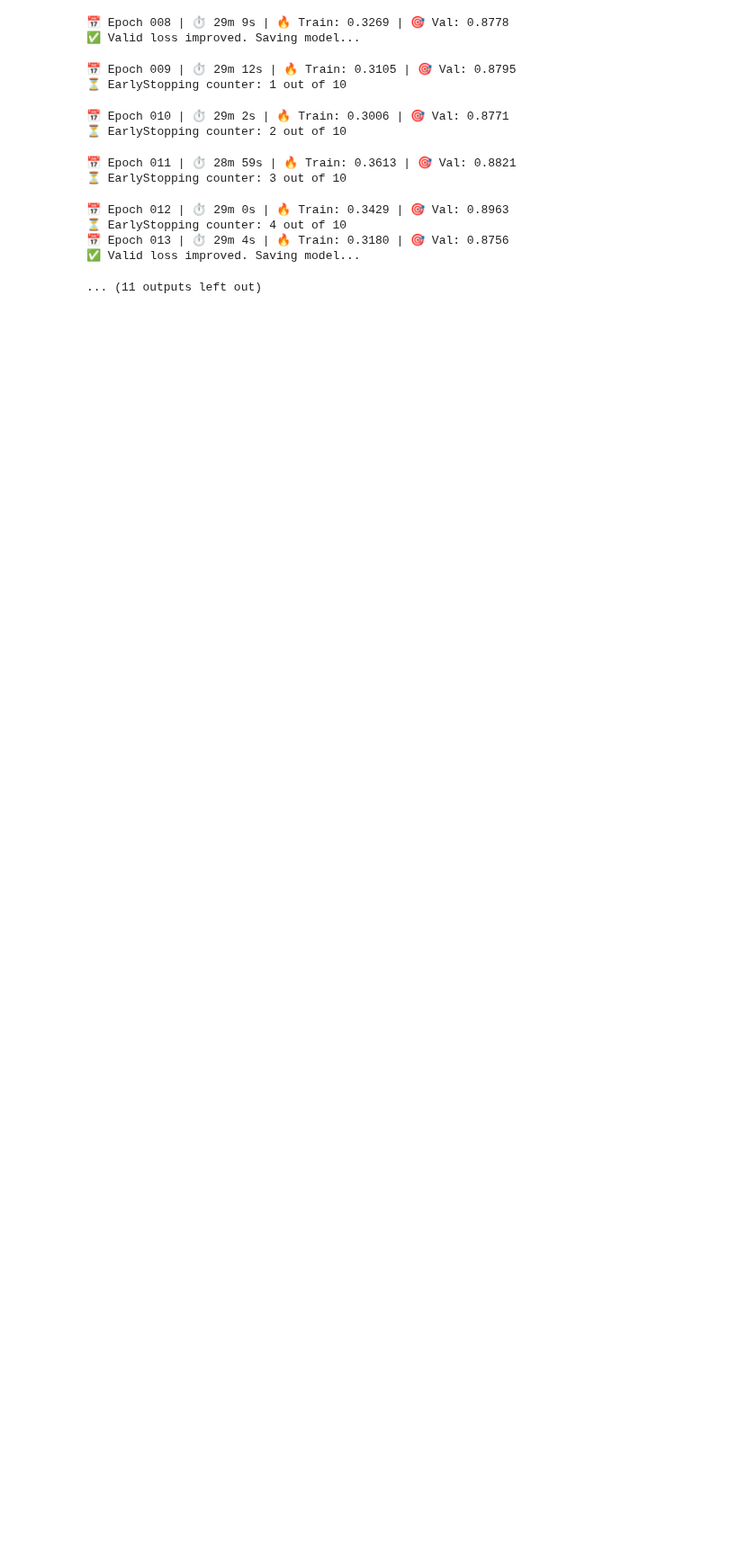
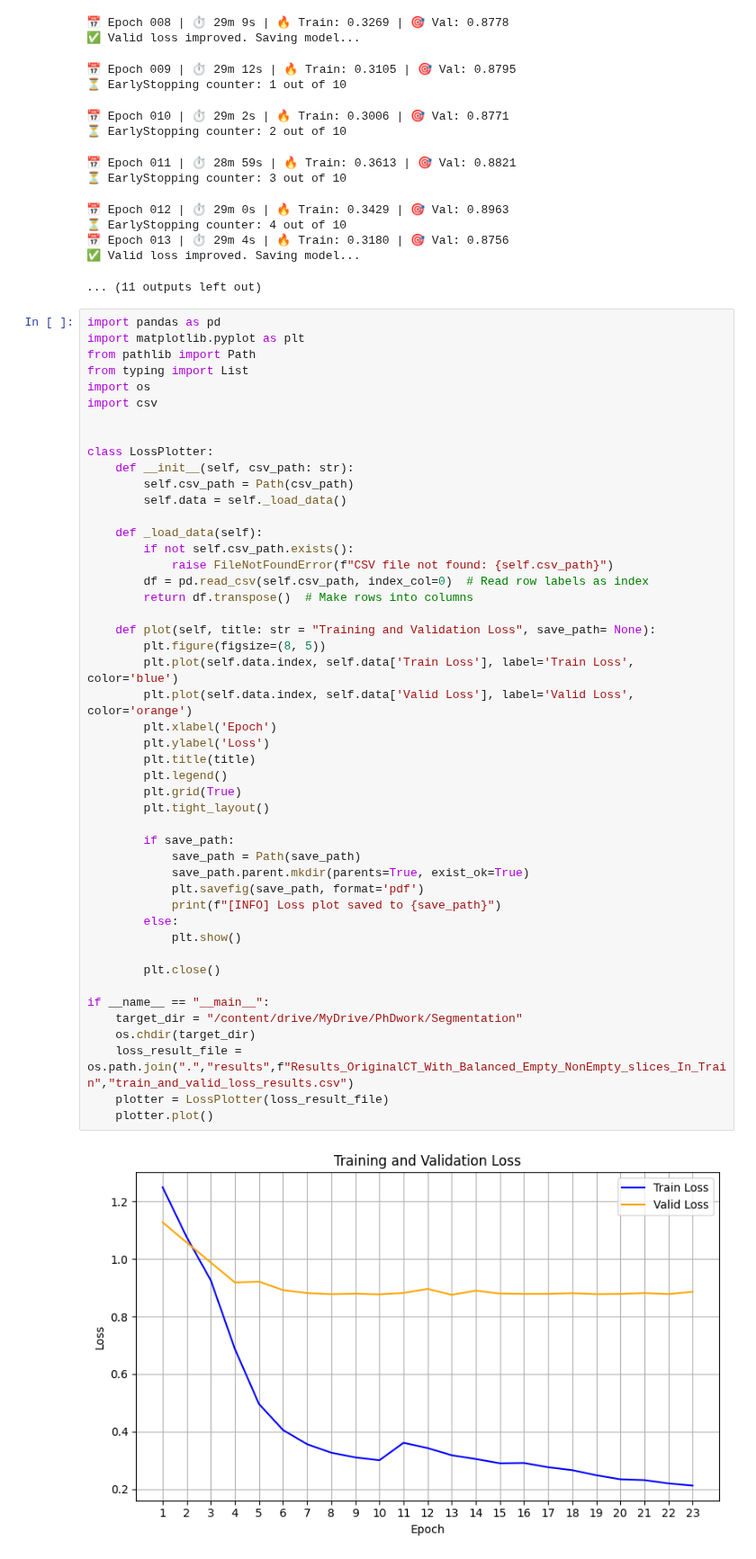
Before and after one commit to sajidcsecu/radioGenomic, a Jupyter notebook: UnetinGPU_(Balanced_Empty_and_Non_Empty_Slices).ipynb, the cells around one changed output. Shown at 90% size. Cells and saved outputs as stored; diff of their text form; blank space fills up the shorter version.

```diff
--- a/UnetinGPU_(Balanced_Empty_and_Non_Empty_Slices).ipynb
+++ b/UnetinGPU_(Balanced_Empty_and_Non_Empty_Slices).ipynb
@@ -625,3 +625,52 @@ if __name__ == "__main__":
 📅 Epoch 013 | ⏱️ 29m 4s | 🔥 Train: 0.3180 | 🎯 Val: 0.8756
 ✅ Valid loss improved. Saving model...
 ... (11 outputs left out)
+# %%
+import pandas as pd
+import matplotlib.pyplot as plt
+from pathlib import Path
+from typing import List
+import os
+import csv
+
+
+class LossPlotter:
+    def __init__(self, csv_path: str):
+        self.csv_path = Path(csv_path)
+        self.data = self._load_data()
+
+    def _load_data(self):
+        if not self.csv_path.exists():
+            raise FileNotFoundError(f"CSV file not found: {self.csv_path}")
+        df = pd.read_csv(self.csv_path, index_col=0)  # Read row labels as index
+        return df.transpose()  # Make rows into columns
+
+    def plot(self, title: str = "Training and Validation Loss", save_path= None):
+        plt.figure(figsize=(8, 5))
+        plt.plot(self.data.index, self.data['Train Loss'], label='Train Loss', color='blue')
+        plt.plot(self.data.index, self.data['Valid Loss'], label='Valid Loss', color='orange')
+        plt.xlabel('Epoch')
+        plt.ylabel('Loss')
+        plt.title(title)
+        plt.legend()
+        plt.grid(True)
+        plt.tight_layout()
+
+        if save_path:
+            save_path = Path(save_path)
+            save_path.parent.mkdir(parents=True, exist_ok=True)
+            plt.savefig(save_path, format='pdf')
+            print(f"[INFO] Loss plot saved to {save_path}")
+        else:
+            plt.show()
+
+        plt.close()
+
+if __name__ == "__main__":
+    target_dir = "/content/drive/MyDrive/PhDwork/Segmentation"
+    os.chdir(target_dir)
+    loss_result_file = os.path.join(".","results",f"Results_OriginalCT_With_Balanced_Empty_NonEmpty_slices_In_Train","train_and_valid_loss_results.csv")
+    plotter = LossPlotter(loss_result_file)
+    plotter.plot()
+# %% [output]
+[figure, added]
```
